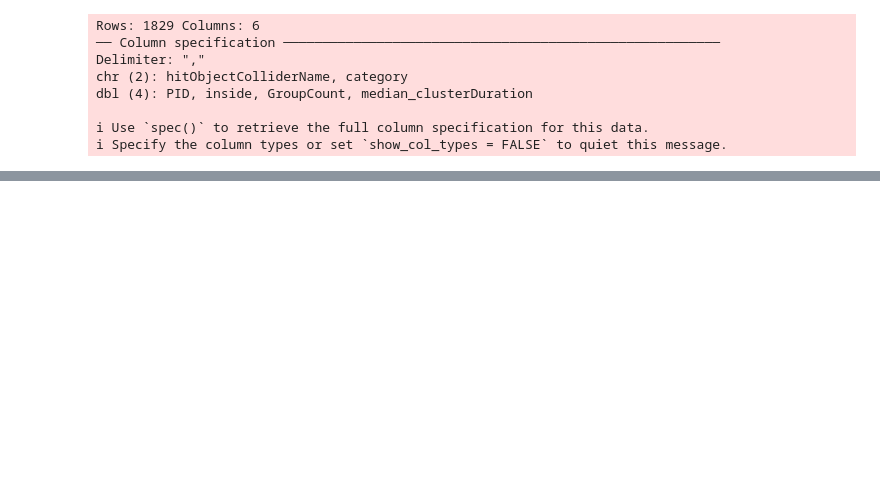
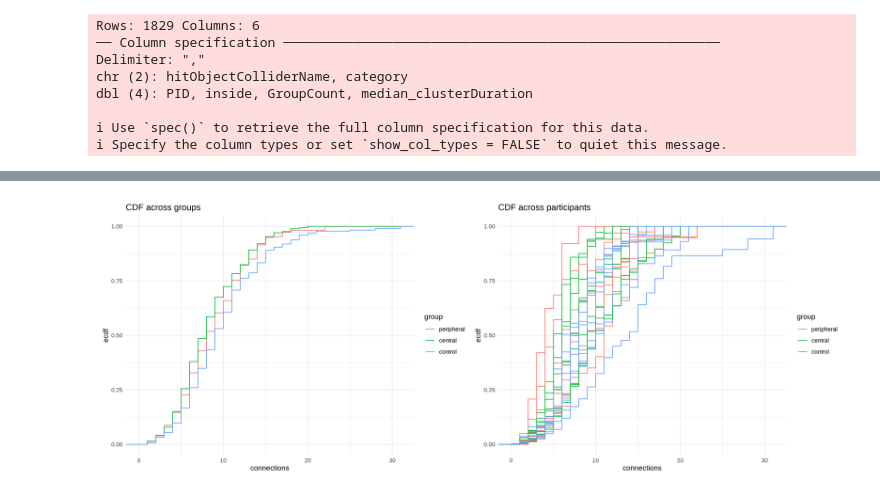
Before and after one commit to SanD94/VReGTrET, a Jupyter notebook: GraphTheory_ET_VR_Westbrueck/Analysis/raw_gaze_analysis/playground.ipynb, the cells around one changed output, grey strips where cells are left out. Drawn from its saved outputs; the diff is of its cells as text; code cells hidden in the pictures; blank space fills up the shorter version.

```diff
--- a/GraphTheory_ET_VR_Westbrueck/Analysis/raw_gaze_analysis/playground.ipynb
+++ b/GraphTheory_ET_VR_Westbrueck/Analysis/raw_gaze_analysis/playground.ipynb
@@ -52,0 +90,21 @@ ggplot(mtcars, aes(mpg, wt)) +
+# %%
+df_node <- read_csv(here(DATA_FOLDER, "io_node_group_gaze.csv"))
+
+df_node <- df_node |>
+    mutate(
+        inside = factor(inside),
+        inside = fct_recode(inside, "outside" = "0", "inside" = "1"),
+        hitObjectColliderName = factor(hitObjectColliderName),
+        PID = factor(PID),
+        category = factor(category, levels = c("peripheral", "central", "control"))
+    ) |>
+    rename(
+        building_location = inside,
+        group = category,
+        building = hitObjectColliderName,
+        duration = clusterDuration
+    )
+df_group_node <- df_node |>
+    group_by(PID, building, group, building_location, connections) |>
+    summarise(median_duration = median(duration)) |>
+    ungroup()
@@ -52,0 +122,15 @@ ggplot(mtcars, aes(mpg, wt)) +
+# %%
+fig_group <- ggplot(df_node, aes(connections, group = group, color = group)) +
+  stat_ecdf(geom = "step") +
+  labs(title = "CDF across groups") +
+  theme_minimal()
+fig_participants <- ggplot(df_node, aes(connections, group = PID, color = group)) +
+  stat_ecdf(geom = "step") +
+  labs(title = "CDF across participants") +
+  theme_minimal()
+options(repr.plot.width=16, repr.plot.height=6, repr.plot.res = 300)
+fig_group | fig_participants
+options(repr.plot.width=8, repr.plot.height=6, repr.plot.res = 300)
+ggsave("group_node_degree_ecdf.svg", fig_group | fig_participants, width = 16, height = 6, units = "in", dpi = 300)
+# %% [output]
+[figure, added]
```
Also changed, not shown: parts of 11 cells of this notebook, 2 other files.
